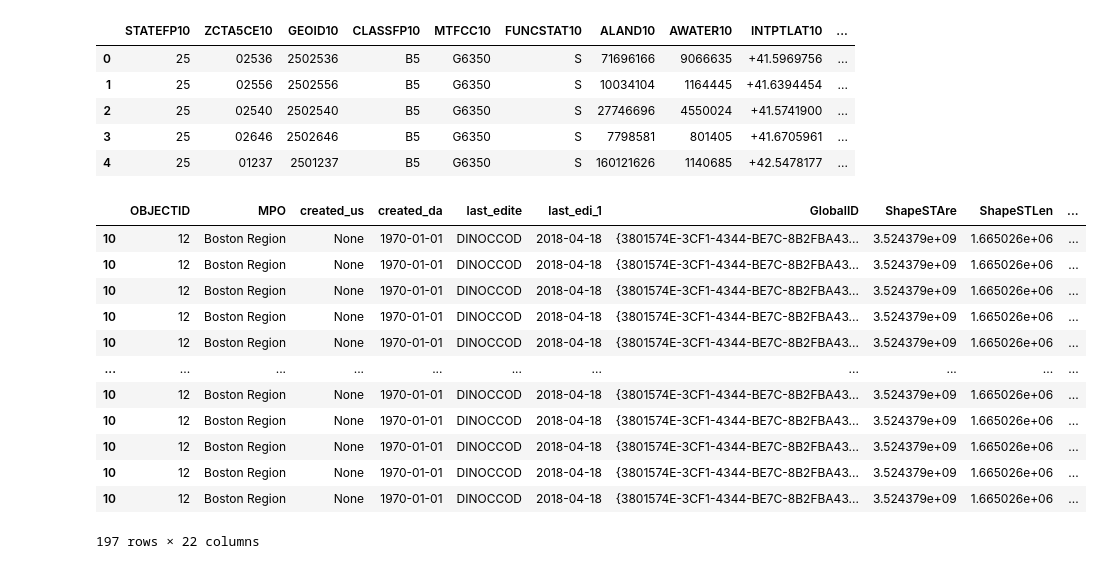
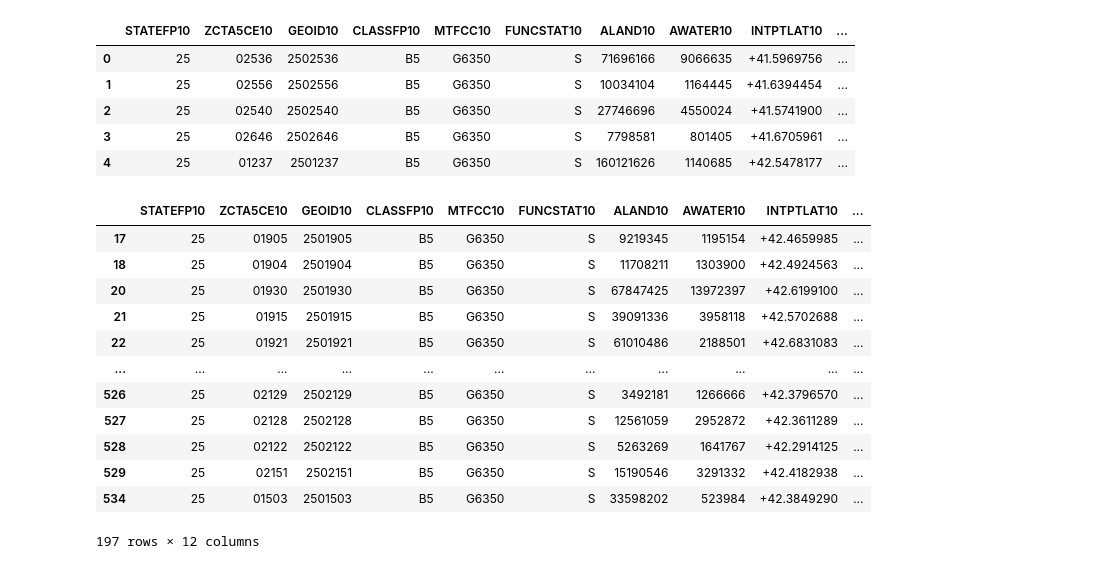
Before and after one commit to gingerleib/outdoor-recreation, a Jupyter notebook: Outdoor_Rec_Analysis.ipynb, the cells around one changed output. Drawn from its saved outputs; the diff is of its cells as text; code cells hidden in the pictures.

```diff
--- a/Outdoor_Rec_Analysis.ipynb
+++ b/Outdoor_Rec_Analysis.ipynb
@@ -101,24 +110,24 @@ zcta.head()
 | 3 | 25 | 02646 | 2502646 | B5 | G6350 | S | 7798581 | 801405 | +41.6705961 | ... |
 | 4 | 25 | 01237 | 2501237 | B5 | G6350 | S | 160121626 | 1140685 | +42.5478177 | ... |
 # %%
-#join zcta and Boston MPO to have just Boston MPO zip codes
+#clip to get zip code poloygons for just Boston MPO
 
-boston_zips = gpd.sjoin(boston_mpo_area, zcta, how="left")
+boston_zips = gpd.clip(zcta, boston_mpo_area)
 boston_zips
 # %% [output]
-|  | OBJECTID | MPO | created_us | created_da | last_edite | last_edi_1 | GlobalID | ShapeSTAre | ShapeSTLen | ... |
-| 10 | 12 | Boston Region | None | 1970-01-01 | DINOCCOD | 2018-04-18 | {3801574E-3CF1-4344-BE7C-8B2FBA43... | 3.524379e+09 | 1.665026e+06 | ... |
-| 10 | 12 | Boston Region | None | 1970-01-01 | DINOCCOD | 2018-04-18 | {3801574E-3CF1-4344-BE7C-8B2FBA43... | 3.524379e+09 | 1.665026e+06 | ... |
-| 10 | 12 | Boston Region | None | 1970-01-01 | DINOCCOD | 2018-04-18 | {3801574E-3CF1-4344-BE7C-8B2FBA43... | 3.524379e+09 | 1.665026e+06 | ... |
-| 10 | 12 | Boston Region | None | 1970-01-01 | DINOCCOD | 2018-04-18 | {3801574E-3CF1-4344-BE7C-8B2FBA43... | 3.524379e+09 | 1.665026e+06 | ... |
-| 10 | 12 | Boston Region | None | 1970-01-01 | DINOCCOD | 2018-04-18 | {3801574E-3CF1-4344-BE7C-8B2FBA43... | 3.524379e+09 | 1.665026e+06 | ... |
+|  | STATEFP10 | ZCTA5CE10 | GEOID10 | CLASSFP10 | MTFCC10 | FUNCSTAT10 | ALAND10 | AWATER10 | INTPTLAT10 | ... |
+| 17 | 25 | 01905 | 2501905 | B5 | G6350 | S | 9219345 | 1195154 | +42.4659985 | ... |
+| 18 | 25 | 01904 | 2501904 | B5 | G6350 | S | 11708211 | 1303900 | +42.4924563 | ... |
+| 20 | 25 | 01930 | 2501930 | B5 | G6350 | S | 67847425 | 13972397 | +42.6199100 | ... |
+| 21 | 25 | 01915 | 2501915 | B5 | G6350 | S | 39091336 | 3958118 | +42.5702688 | ... |
+| 22 | 25 | 01921 | 2501921 | B5 | G6350 | S | 61010486 | 2188501 | +42.6831083 | ... |
 | ... | ... | ... | ... | ... | ... | ... | ... | ... | ... | ... |
-| 10 | 12 | Boston Region | None | 1970-01-01 | DINOCCOD | 2018-04-18 | {3801574E-3CF1-4344-BE7C-8B2FBA43... | 3.524379e+09 | 1.665026e+06 | ... |
-| 10 | 12 | Boston Region | None | 1970-01-01 | DINOCCOD | 2018-04-18 | {3801574E-3CF1-4344-BE7C-8B2FBA43... | 3.524379e+09 | 1.665026e+06 | ... |
-| 10 | 12 | Boston Region | None | 1970-01-01 | DINOCCOD | 2018-04-18 | {3801574E-3CF1-4344-BE7C-8B2FBA43... | 3.524379e+09 | 1.665026e+06 | ... |
-| 10 | 12 | Boston Region | None | 1970-01-01 | DINOCCOD | 2018-04-18 | {3801574E-3CF1-4344-BE7C-8B2FBA43... | 3.524379e+09 | 1.665026e+06 | ... |
-| 10 | 12 | Boston Region | None | 1970-01-01 | DINOCCOD | 2018-04-18 | {3801574E-3CF1-4344-BE7C-8B2FBA43... | 3.524379e+09 | 1.665026e+06 | ... |
+| 526 | 25 | 02129 | 2502129 | B5 | G6350 | S | 3492181 | 1266666 | +42.3796570 | ... |
+| 527 | 25 | 02128 | 2502128 | B5 | G6350 | S | 12561059 | 2952872 | +42.3611289 | ... |
+| 528 | 25 | 02122 | 2502122 | B5 | G6350 | S | 5263269 | 1641767 | +42.2914125 | ... |
+| 529 | 25 | 02151 | 2502151 | B5 | G6350 | S | 15190546 | 3291332 | +42.4182938 | ... |
+| 534 | 25 | 01503 | 2501503 | B5 | G6350 | S | 33598202 | 523984 | +42.3849290 | ... |
-197 rows × 22 columns
+197 rows × 12 columns
 # %%
 boston_zips.plot()
 # %% [output]
```
Also changed, not shown: parts of 2 cells of this notebook.
